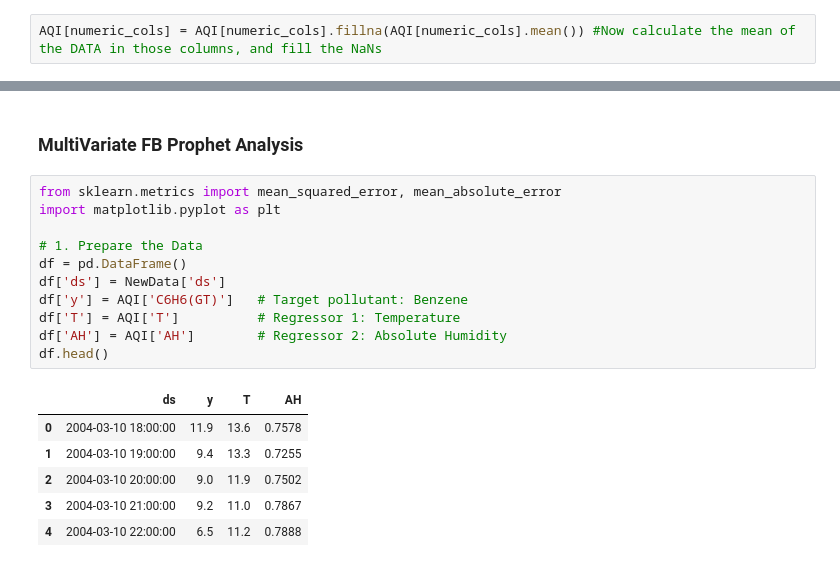
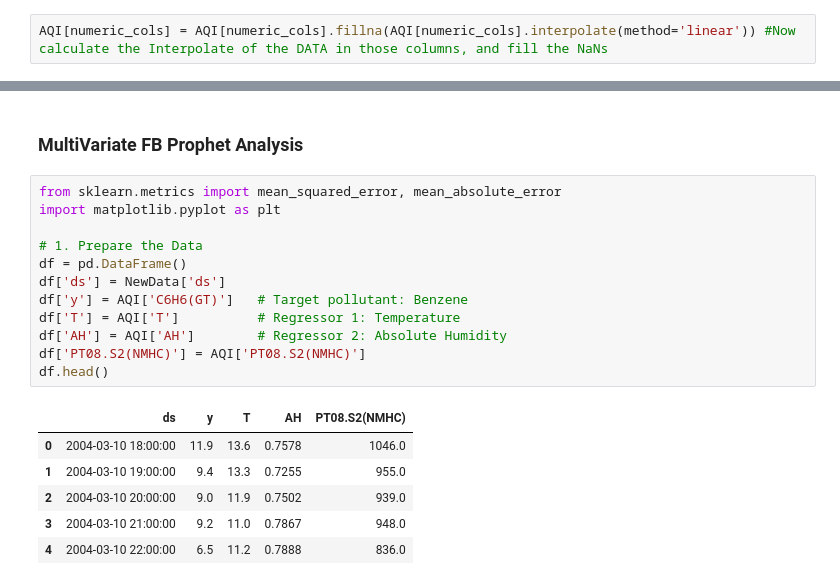
Before and after one commit to Deepanker005/Aqi_Forecast, a Jupyter notebook: AQI Forecast.ipynb, the cells around one changed output, grey strips where cells are left out. Cells and saved outputs as stored; diff of their text form.

```diff
--- a/AQI Forecast.ipynb
+++ b/AQI Forecast.ipynb
@@ -221,7 +221,7 @@ RH                 49.234201
 AH                  1.025530
 dtype: float64
 # %%
-AQI[numeric_cols] = AQI[numeric_cols].fillna(AQI[numeric_cols].mean()) #Now calculate the mean of the DATA in those columns, and fill the NaNs
+AQI[numeric_cols] = AQI[numeric_cols].fillna(AQI[numeric_cols].interpolate(method='linear')) #Now calculate the Interpolate of the DATA in those columns, and fill the NaNs
 # %%
 AQI.isnull().sum()
 # %% [output]
@@ -399,21 +399,22 @@ dtype('<M8[us]')
 # %%
 from sklearn.metrics import mean_squared_error, mean_absolute_error
 import matplotlib.pyplot as plt
 
 # 1. Prepare the Data
 df = pd.DataFrame()
 df['ds'] = NewData['ds']
 df['y'] = AQI['C6H6(GT)']   # Target pollutant: Benzene
 df['T'] = AQI['T']          # Regressor 1: Temperature
 df['AH'] = AQI['AH']        # Regressor 2: Absolute Humidity
+df['PT08.S2(NMHC)'] = AQI['PT08.S2(NMHC)']
 df.head()
 # %% [output]
-|  | ds | y | T | AH |
-| 0 | 2004-03-10 18:00:00 | 11.9 | 13.6 | 0.7578 |
-| 1 | 2004-03-10 19:00:00 | 9.4 | 13.3 | 0.7255 |
-| 2 | 2004-03-10 20:00:00 | 9.0 | 11.9 | 0.7502 |
-| 3 | 2004-03-10 21:00:00 | 9.2 | 11.0 | 0.7867 |
-| 4 | 2004-03-10 22:00:00 | 6.5 | 11.2 | 0.7888 |
+|  | ds | y | T | AH | PT08.S2(NMHC) |
+| 0 | 2004-03-10 18:00:00 | 11.9 | 13.6 | 0.7578 | 1046.0 |
+| 1 | 2004-03-10 19:00:00 | 9.4 | 13.3 | 0.7255 | 955.0 |
+| 2 | 2004-03-10 20:00:00 | 9.0 | 11.9 | 0.7502 | 939.0 |
+| 3 | 2004-03-10 21:00:00 | 9.2 | 11.0 | 0.7867 | 948.0 |
+| 4 | 2004-03-10 22:00:00 | 6.5 | 11.2 | 0.7888 | 836.0 |
 # %%
 df.isnull().sum()
 # %% [output]
```
Also changed, not shown: parts of 9 cells of this notebook.
